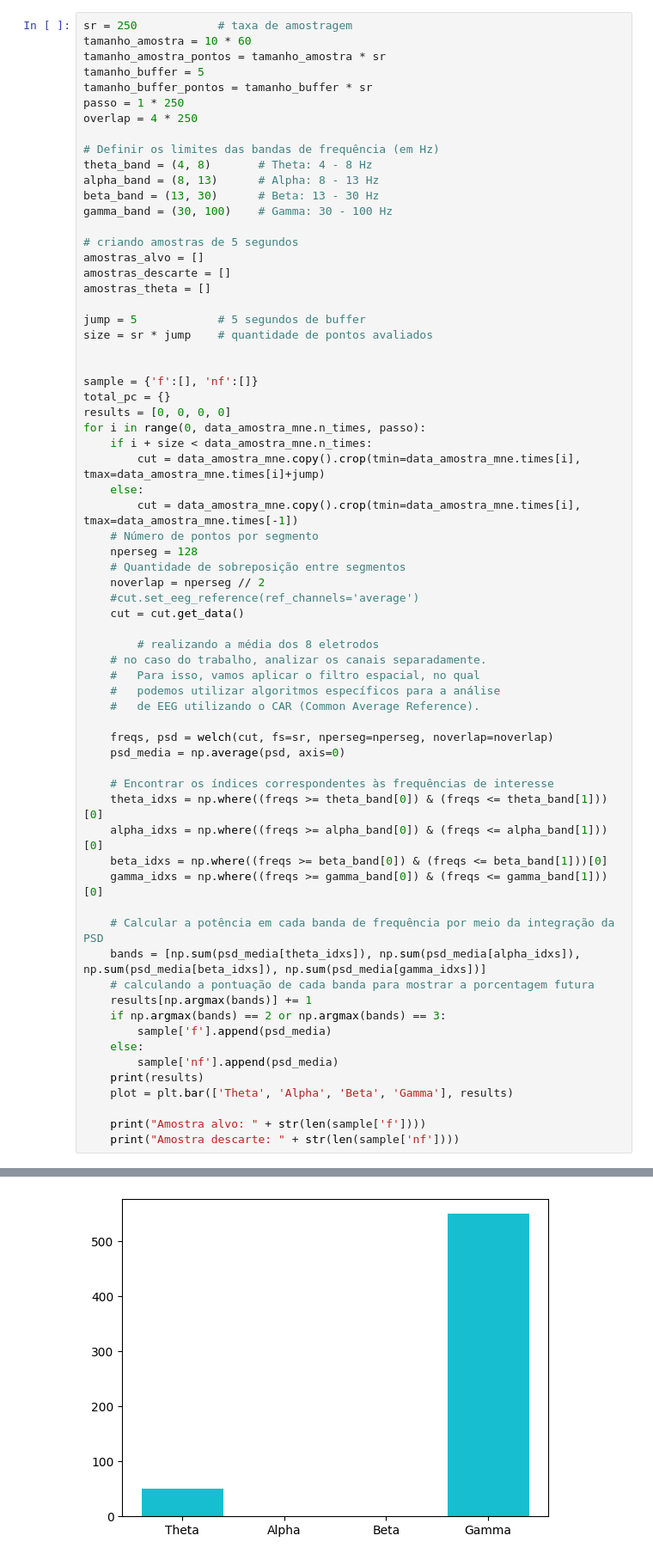
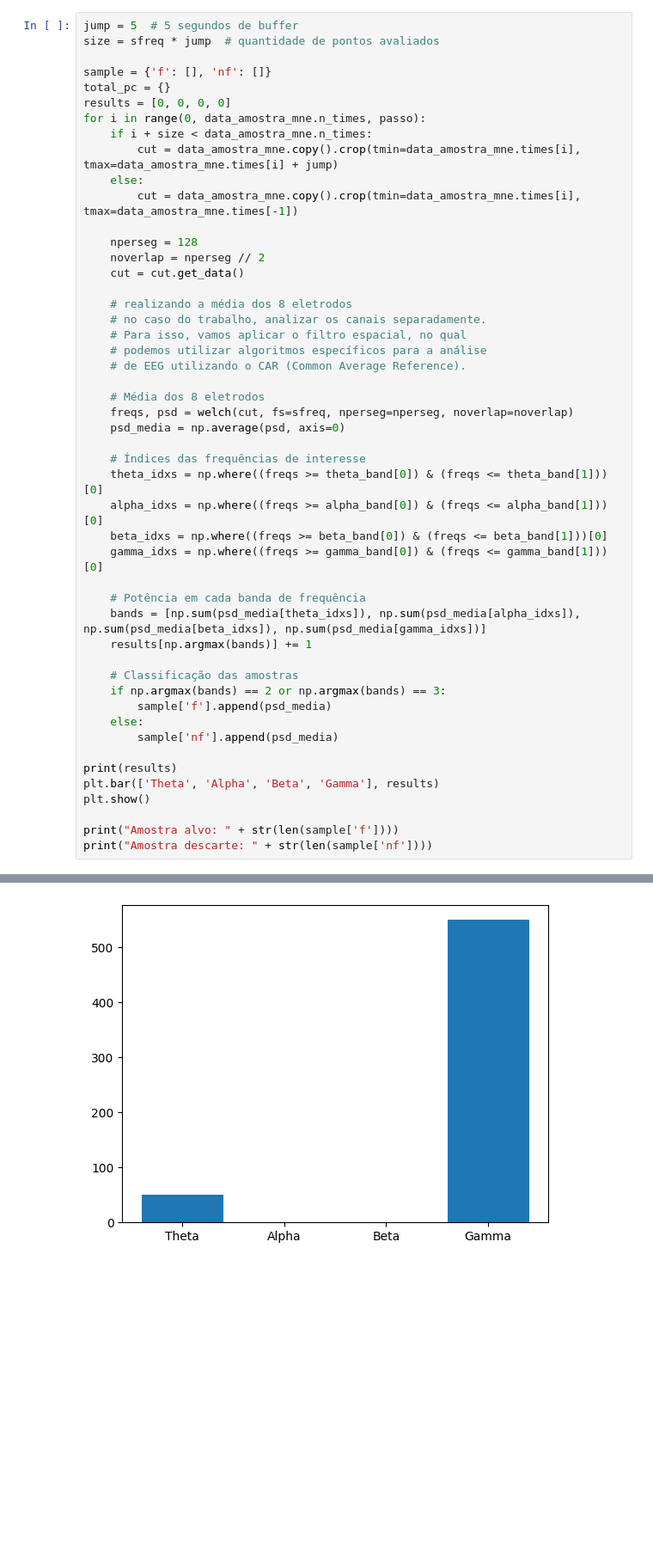
Before and after one commit to Thaynoanhit/Reconhecimento_De_Padroes, a Jupyter notebook: src/snr_feature.ipynb, the cells around one changed output, grey strips where cells are left out. Shown at 86% size. Drawn from its saved outputs; the diff is of its cells as text; blank space fills up the shorter version.

```diff
--- a/src/snr_feature.ipynb
+++ b/src/snr_feature.ipynb
@@ -72,68 +115,50 @@ Designing a one-pass, zero-phase, non-causal bandstop filter:
 # %%
-sr = 250            # taxa de amostragem
-tamanho_amostra = 10 * 60
-tamanho_amostra_pontos = tamanho_amostra * sr
-tamanho_buffer = 5
-tamanho_buffer_pontos = tamanho_buffer * sr
-passo = 1 * 250
-overlap = 4 * 250
+jump = 5  # 5 segundos de buffer
+size = sfreq * jump  # quantidade de pontos avaliados
 
-# Definir os limites das bandas de frequência (em Hz)
-theta_band = (4, 8)       # Theta: 4 - 8 Hz
-alpha_band = (8, 13)      # Alpha: 8 - 13 Hz
-beta_band = (13, 30)      # Beta: 13 - 30 Hz
-gamma_band = (30, 100)    # Gamma: 30 - 100 Hz
-
-# criando amostras de 5 segundos
-amostras_alvo = []
-amostras_descarte = []
-amostras_theta = []
-
-jump = 5            # 5 segundos de buffer
-size = sr * jump    # quantidade de pontos avaliados
-
-
-sample = {'f':[], 'nf':[]}
+sample = {'f': [], 'nf': []}
 total_pc = {}
 results = [0, 0, 0, 0]
 for i in range(0, data_amostra_mne.n_times, passo):
     if i + size < data_amostra_mne.n_times:
-        cut = data_amostra_mne.copy().crop(tmin=data_amostra_mne.times[i], tmax=data_amostra_mne.times[i]+jump)
+        cut = data_amostra_mne.copy().crop(tmin=data_amostra_mne.times[i], tmax=data_amostra_mne.times[i] + jump)
     else:
         cut = data_amostra_mne.copy().crop(tmin=data_amostra_mne.times[i], tmax=data_amostra_mne.times[-1])
-    # Número de pontos por segmento
+
     nperseg = 128
-    # Quantidade de sobreposição entre segmentos
     noverlap = nperseg // 2
-    #cut.set_eeg_reference(ref_channels='average')
     cut = cut.get_data()
 
-        # realizando a média dos 8 eletrodos
+    # realizando a média dos 8 eletrodos
     # no caso do trabalho, analizar os canais separadamente.
-    #   Para isso, vamos aplicar o filtro espacial, no qual
-    #   podemos utilizar algoritmos específicos para a análise
-    #   de EEG utilizando o CAR (Common Average Reference).
+    # Para isso, vamos aplicar o filtro espacial, no qual
+    # podemos utilizar algoritmos específicos para a análise
+    # de EEG utilizando o CAR (Common Average Reference).
 
-    freqs, psd = welch(cut, fs=sr, nperseg=nperseg, noverlap=noverlap)
+    # Média dos 8 eletrodos
+    freqs, psd = welch(cut, fs=sfreq, nperseg=nperseg, noverlap=noverlap)
     psd_media = np.average(psd, axis=0)
 
-    # Encontrar os índices correspondentes às frequências de interesse
+    # Índices das frequências de interesse
     theta_idxs = np.where((freqs >= theta_band[0]) & (freqs <= theta_band[1]))[0]
     alpha_idxs = np.where((freqs >= alpha_band[0]) & (freqs <= alpha_band[1]))[0]
     beta_idxs = np.where((freqs >= beta_band[0]) & (freqs <= beta_band[1]))[0]
     gamma_idxs = np.where((freqs >= gamma_band[0]) & (freqs <= gamma_band[1]))[0]
 
-    # Calcular a potência em cada banda de frequência por meio da integração da PSD
+    # Potência em cada banda de frequência
     bands = [np.sum(psd_media[theta_idxs]), np.sum(psd_media[alpha_idxs]), np.sum(psd_media[beta_idxs]), np.sum(psd_media[gamma_idxs])]
-    # calculando a pontuação de cada banda para mostrar a porcentagem futura
     results[np.argmax(bands)] += 1
+
+    # Classificação das amostras
     if np.argmax(bands) == 2 or np.argmax(bands) == 3:
         sample['f'].append(psd_media)
     else:
         sample['nf'].append(psd_media)
-    print(results)
-    plot = plt.bar(['Theta', 'Alpha', 'Beta', 'Gamma'], results)
 
-    print("Amostra alvo: " + str(len(sample['f'])))
-    print("Amostra descarte: " + str(len(sample['nf'])))
+print(results)
+plt.bar(['Theta', 'Alpha', 'Beta', 'Gamma'], results)
+plt.show()
+
+print("Amostra alvo: " + str(len(sample['f'])))
+print("Amostra descarte: " + str(len(sample['nf'])))
 # %% [output]
@@ -157 +166 @@ Amostra descarte: 51
-[figure, old version]
+[figure, new version]
```
Also changed, not shown: parts of 8 cells of this notebook, 2 other files.
